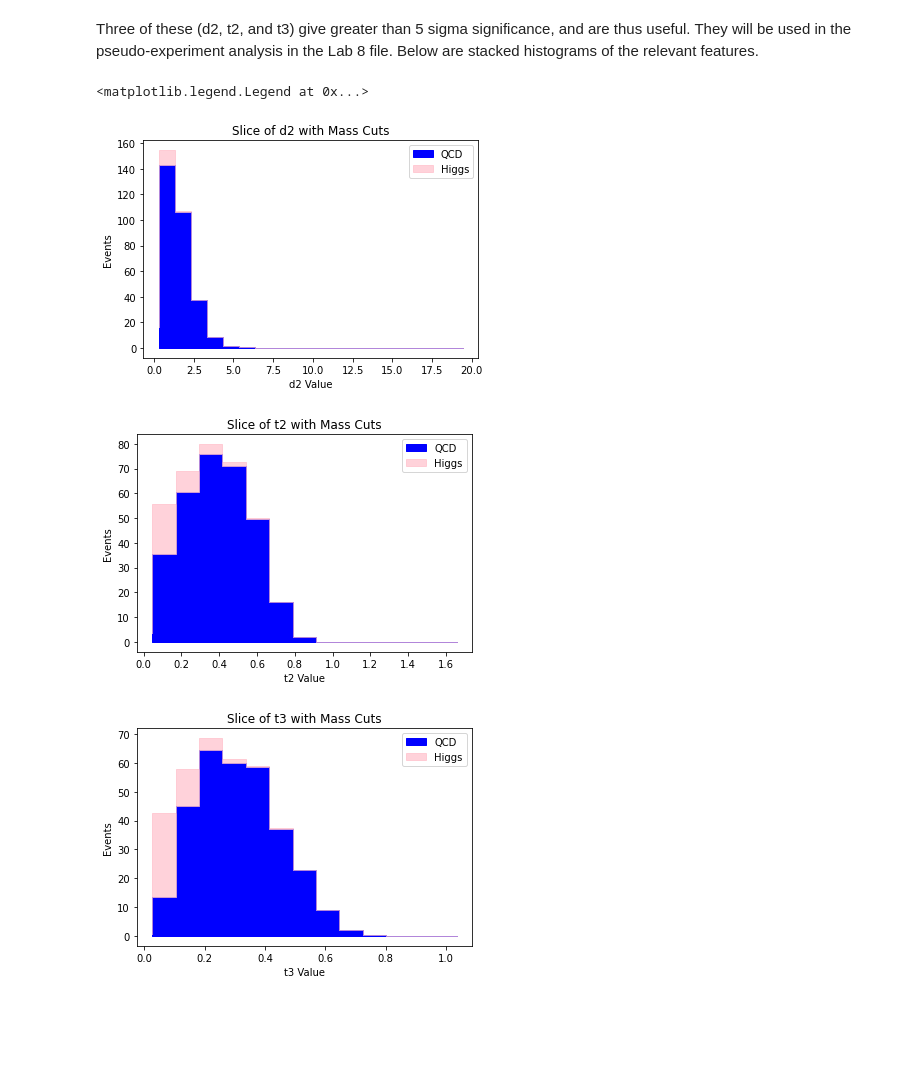
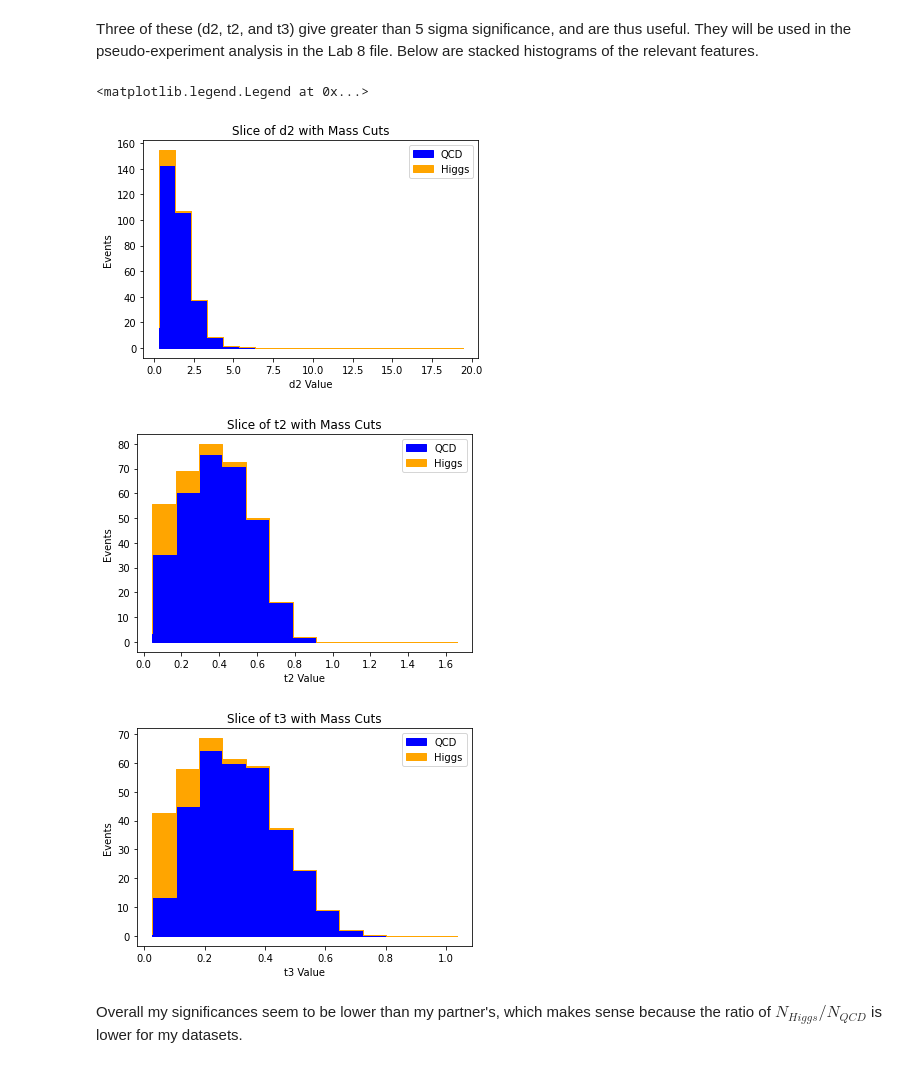
Before and after one commit to jarods00/PHYS434, a Jupyter notebook: Lab 7.ipynb, the cells around one changed output. Saved outputs shown, nothing was run; the diff lists cells and outputs as text; code cells hidden in the pictures; blank space fills up the shorter version.

```diff
--- a/Lab 7.ipynb
+++ b/Lab 7.ipynb
@@ -507,7 +507,7 @@ qcd_slice = hist_qcd[0][35]
 higgs_slice = hist_higgs[0][35]
 
 plt.fill_between(hist_qcd[2][0:20], qcd_slice[0:20], color = 'blue', alpha = 1, step = 'pre')
-plt.fill_between(hist_higgs[2][0:20], qcd_slice[0:20], qcd_slice[0:20] + higgs_slice[0:20], color = 'pink', alpha = .7, step = 'pre')
+plt.fill_between(hist_higgs[2][0:20], qcd_slice[0:20], qcd_slice[0:20] + higgs_slice[0:20], color = 'orange', alpha = 1, step = 'pre')
 
 ax2.set_title("Slice of d2 with Mass Cuts")
 ax2.set_xlabel("d2 Value")
@@ -541,7 +541,7 @@ qcd_slice = hist_qcd[0][35]
 higgs_slice = hist_higgs[0][35]
 
 plt.fill_between(hist_qcd[2][0:bin_num], qcd_slice[0:bin_num], color = 'blue', alpha = 1, step = 'pre')
-plt.fill_between(hist_higgs[2][0:bin_num], qcd_slice[0:bin_num], qcd_slice[0:bin_num] + higgs_slice[0:bin_num], color = 'pink', alpha = .7, step = 'pre')
+plt.fill_between(hist_higgs[2][0:bin_num], qcd_slice[0:bin_num], qcd_slice[0:bin_num] + higgs_slice[0:bin_num], color = 'orange', alpha = 1, step = 'pre')
 
 ax2.set_title("Slice of t2 with Mass Cuts")
 ax2.set_xlabel("t2 Value")
@@ -555,34 +555,36 @@ plt.close()
 fig2, ax2 = plt.subplots(1, 1)
 
 n_higgs = 100 / 100000
 n_qcd = 20000 / 100000
 
 qcd_weight = np.array([n_qcd] * len(qcd['mass']))
 higgs_weight = np.array([n_higgs] * len(higgs['mass']))
 
 mass_lower = qcd['mass'].min()
 mass_upper = qcd['mass'].max()
 
 lower_val = qcd['t3'].min()
 upper_val = qcd['t3'].max()
 
 bin_num = 14
 
 hist_qcd = ax[0].hist2d(qcd['mass'], qcd['t3'], bins = [95, bin_num], range = [[mass_lower, mass_upper], [lower_val, upper_val]], density = False, weights = qcd_weight)
 hist_higgs = ax[1].hist2d(higgs['mass'], higgs['t3'], bins = [95, bin_num], range = [[mass_lower, mass_upper], [lower_val, upper_val]], density = False, weights = higgs_weight)
 
 qcd_slice = hist_qcd[0][35]
 higgs_slice = hist_higgs[0][35]
 
 plt.fill_between(hist_qcd[2][0:bin_num], qcd_slice[0:bin_num], color = 'blue', alpha = 1, step = 'pre')
-plt.fill_between(hist_higgs[2][0:bin_num], qcd_slice[0:bin_num], qcd_slice[0:bin_num] + higgs_slice[0:bin_num], color = 'pink', alpha = .7, step = 'pre')
+plt.fill_between(hist_higgs[2][0:bin_num], qcd_slice[0:bin_num], qcd_slice[0:bin_num] + higgs_slice[0:bin_num], color = 'orange', alpha = 1, step = 'pre')
 
 ax2.set_title("Slice of t3 with Mass Cuts")
 ax2.set_xlabel("t3 Value")
 ax2.set_ylabel("Events")
 ax2.legend(["QCD", 'Higgs'])
 # %% [output]
 <matplotlib.legend.Legend at 0x...>
-[figure, old version]
+[figure, new version]
-[figure, old version]
+[figure, new version]
-[figure, old version]
+[figure, new version]
+# %% [markdown]
+Overall my significances seem to be lower than my partner's, which makes sense because the ratio of $ N_{Higgs} / N_{QCD} $ is lower for my datasets.
```
Also changed, not shown: 1 other file.
